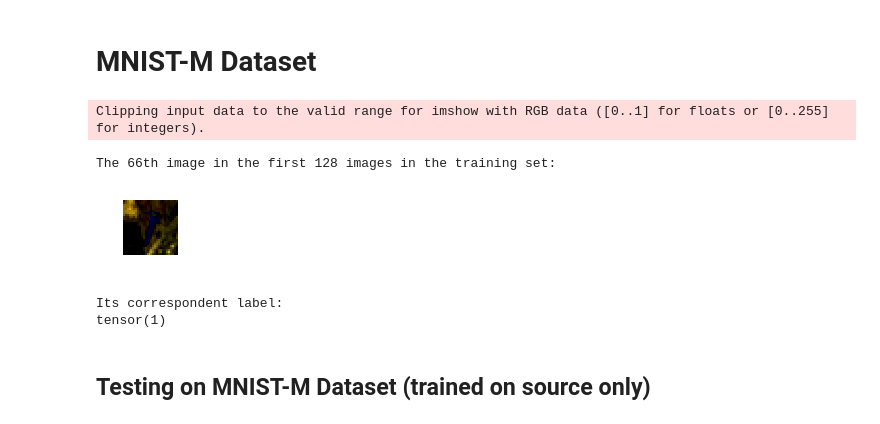
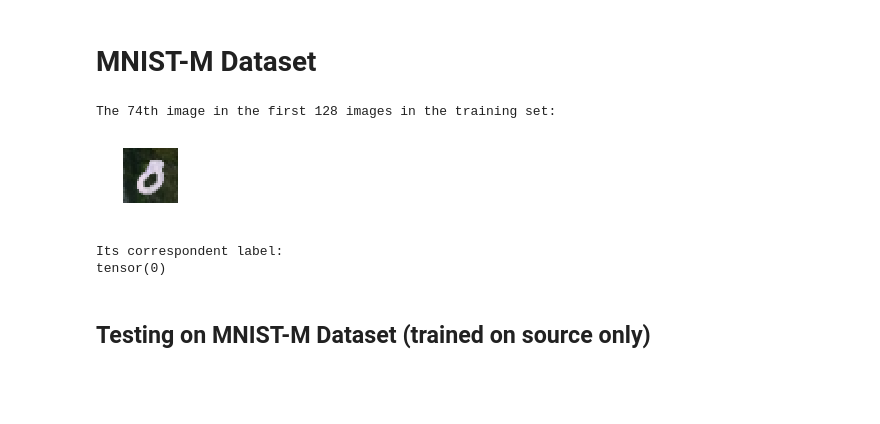
Before and after one commit to neoqy/DDA, a Jupyter notebook: MNIST_to_MNIST-M.ipynb, the cells around one changed output. Cells and saved outputs as stored; diff of their text form; code cells hidden in the pictures; blank space fills up the shorter version.

```diff
--- a/MNIST_to_MNIST-M.ipynb
+++ b/MNIST_to_MNIST-M.ipynb
@@ -270,26 +279,27 @@ testloader_m = torch.utils.data.DataLoader(testset_m, batch_size=batch_size,
 # %%
 # randomly plot a sample from training set
 
 inputs = None
 labels = None
 for i, data in enumerate(trainloader_m):
     inputs, labels = data
     break
 
 idx = np.random.randint(0, batch_size)
 print("The " + str(idx) + "th image in the first " + str(batch_size) +\
       " images in the training set:")
+
+plt_img = convert_to_plt(inputs[idx].permute(1, 2, 0).cpu().data.numpy())
 plt.figure(figsize=(1,1))
 plt.axis("off")
-plt.imshow(inputs[idx].permute(1, 2, 0).numpy())
+plt.imshow(plt_img)
 plt.show()
 print("Its correspondent label:\n" + str(labels[idx]))
 # %% [output]
-Clipping input data to the valid range for imshow with RGB data ([0..1] for floats or [0..255] for integers).
+The 74th image in the first 128 images in the training set:
+[figure, new version]
-The 66th image in the first 128 images in the training set:
+Its correspondent label:
+tensor(0)
-[figure, old version]
-Its correspondent label:
-tensor(1)
 # %% [markdown]
 ## Testing on MNIST-M Dataset (trained on source only)
 # %%
```
Also changed, not shown: parts of 20 cells of this notebook.
